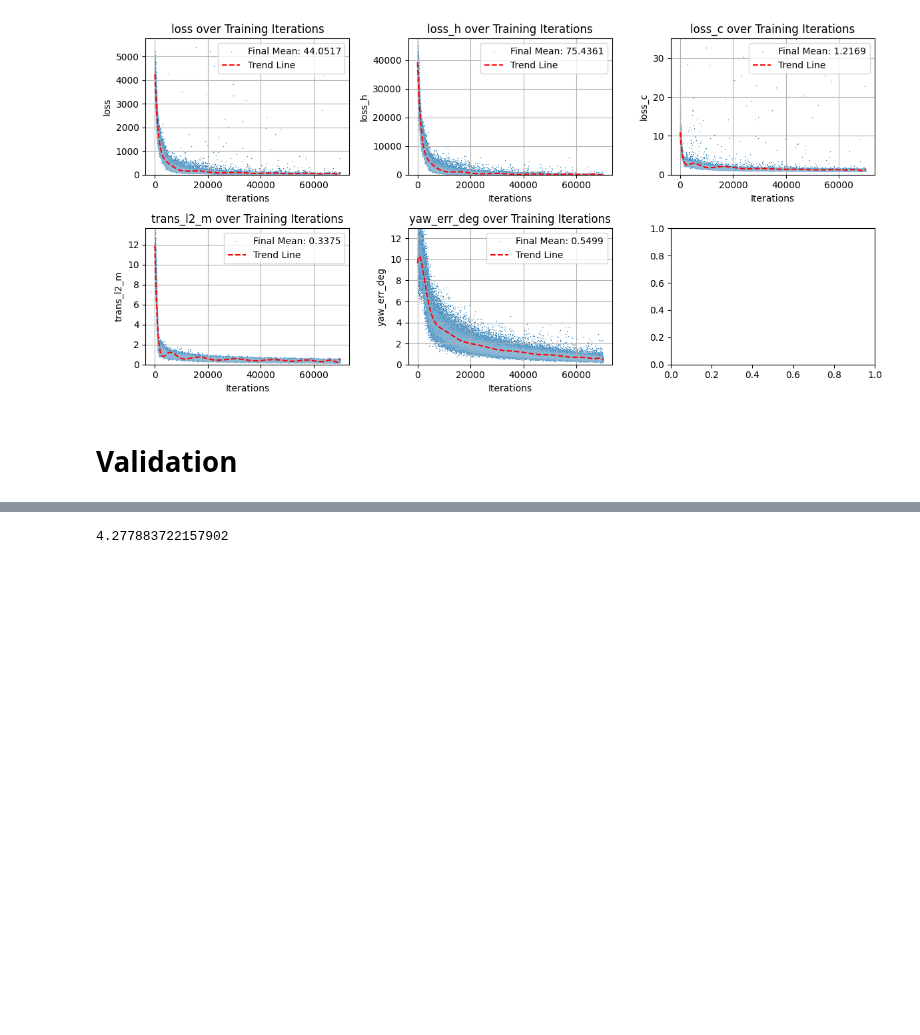
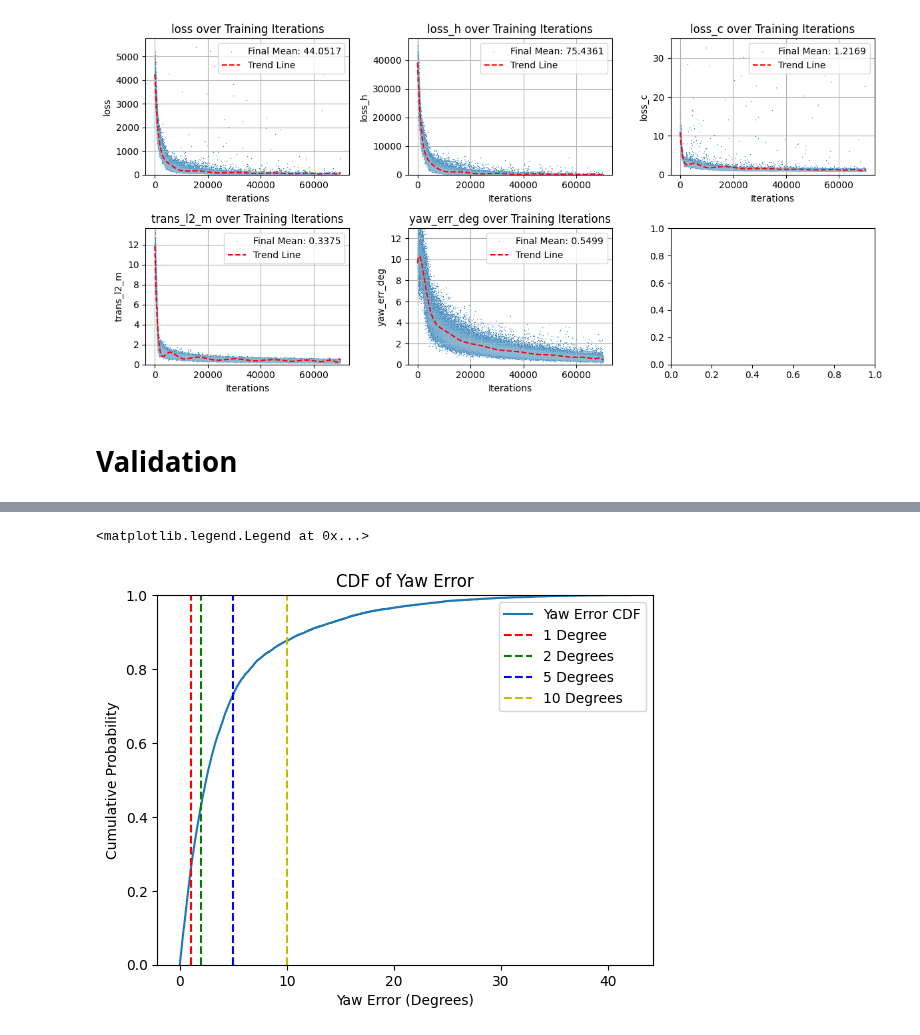
Before and after one commit to ifinckh/2025_sem_proj_FINCKH_VITA, a Jupyter notebook: results.ipynb, the cells around one changed output, grey strips where cells are left out. Saved outputs shown, nothing was run; the diff lists cells and outputs as text; code cells hidden in the pictures; blank space fills up the shorter version.

```diff
--- a/results.ipynb
+++ b/results.ipynb
@@ -262,4 +284,14 @@ sns.scatterplot(data=df, x=df.index, y='yaw_err_deg', label='Yaw Error (Degrees)
 # %%
-df.yaw_err_deg.mean()
+# cdf plot for yaw error with 1,2, 5, 10 degree lines
+sns.ecdfplot(data=df, x='yaw_err_deg', label='Yaw Error CDF')
+plt.axvline(x=1, color='r', linestyle='--', label='1 Degree')
+plt.axvline(x=2, color='g', linestyle='--', label='2 Degrees')
+plt.axvline(x=5, color='b', linestyle='--', label='5 Degrees')
+plt.axvline(x=10, color='y', linestyle='--', label='10 Degrees')
+plt.xlabel('Yaw Error (Degrees)')
+plt.ylabel('Cumulative Probability')
+plt.title('CDF of Yaw Error')
+plt.legend()
 # %% [output]
-4.277883722157902
+<matplotlib.legend.Legend at 0x...>
+[figure, added]
```
Also changed, not shown: parts of 8 cells of this notebook, 7 other files.
